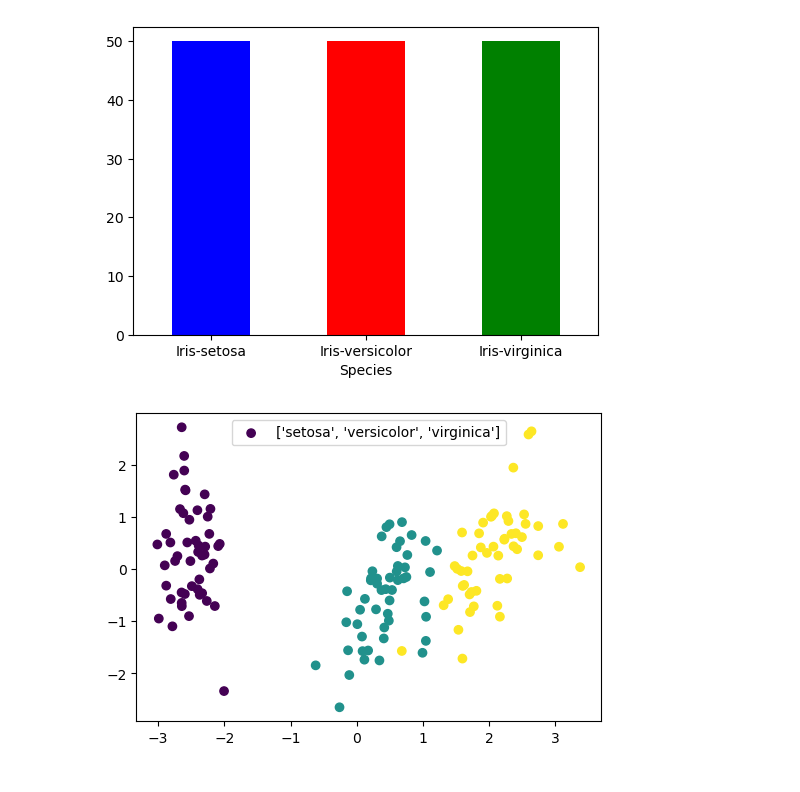
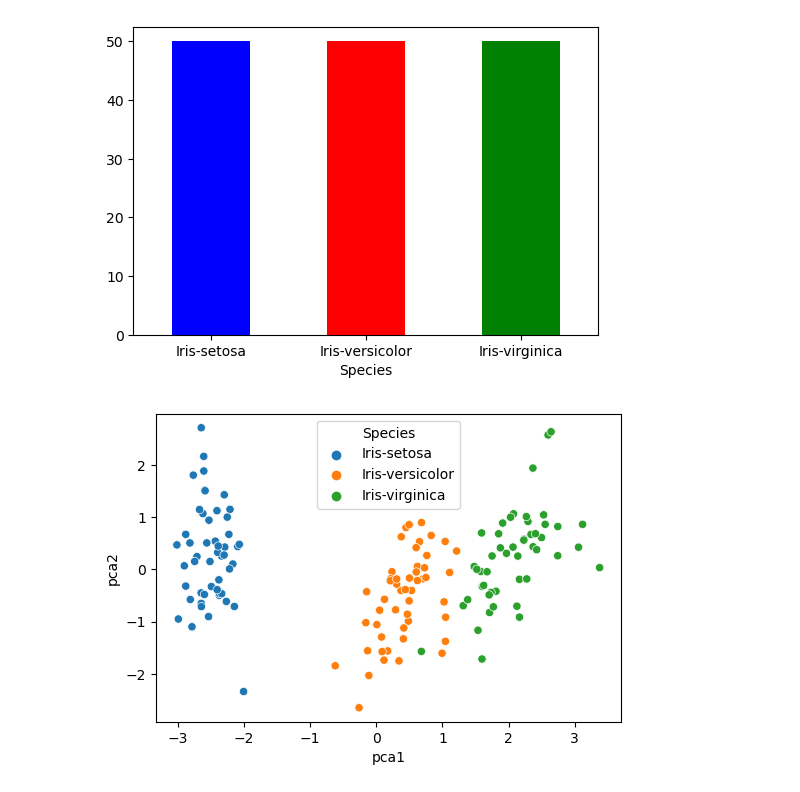
Before and after one commit to izhanugr/Machine-Learning, a Jupyter notebook: eda_iris.ipynb, the cells around one changed output. Cells and saved outputs as stored; diff of their text form; code cells hidden in the pictures.

```diff
--- a/eda_iris.ipynb
+++ b/eda_iris.ipynb
@@ -152,8 +158,8 @@ data_pca_df = pd.DataFrame(data=data_pca, columns=['pca1','pca2'])
 label_dict = ['setosa', 'versicolor', 'virginica']
 # %%
 fig2 = plt.figure(figsize=(6,4))
-plt.scatter(data_pca_df.pca1, data_pca_df.pca2, c=y)
-plt.legend()
+sns.scatterplot(data=data_pca_df, x='pca1', y='pca2', hue=data.Species)
+#plt.legend()
 plt.show()
 # %% [output]
-[figure, old version]
+[figure, new version]
```
Also changed, not shown: parts of 3 cells of this notebook, 1 other file.
